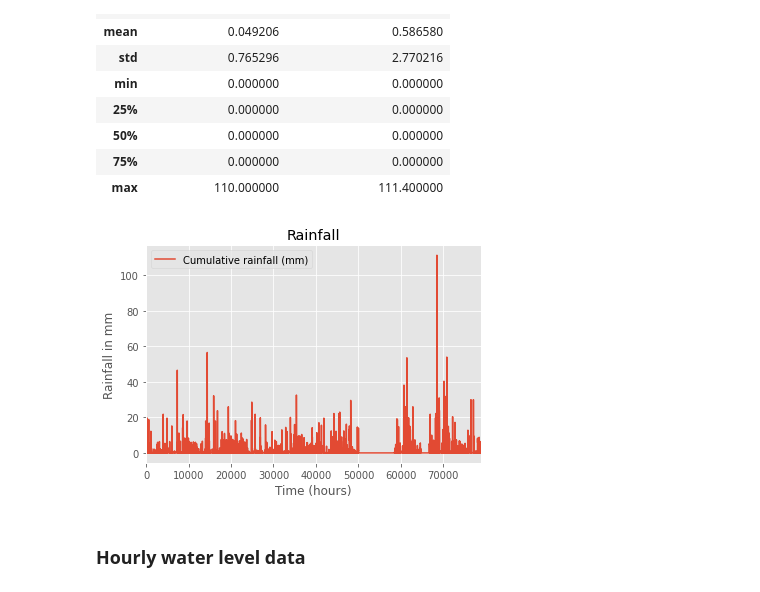
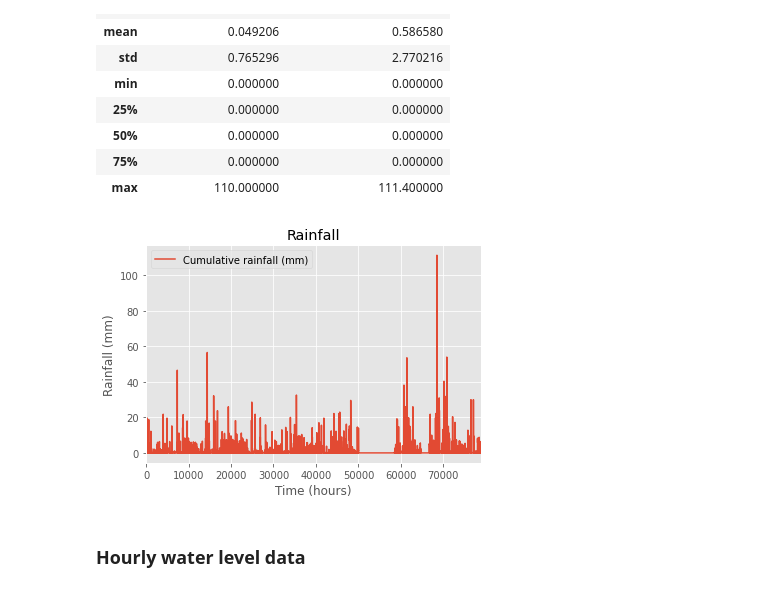
Before and after one commit to ricsamikwa/Flood_Prediction-IoT-Edge-AI, a Jupyter notebook: flood_prediction-LSTM/Multivariate_lstm_ahead_of_time_flood_prediction.ipynb, the cells around one changed output. Drawn from its saved outputs; the diff is of its cells as text; code cells hidden in the pictures.

```diff
--- a/flood_prediction-LSTM/Multivariate_lstm_ahead_of_time_flood_prediction.ipynb
+++ b/flood_prediction-LSTM/Multivariate_lstm_ahead_of_time_flood_prediction.ipynb
@@ -66,12 +67,12 @@ df_rain.describe()
 # %%
 df_rain.plot( y='Cumulative rainfall (mm)')
 
 plt.title('Rainfall')
 plt.xlabel('Time (hours)')
-plt.ylabel('Rainfall in mm')
+plt.ylabel('Rainfall (mm)')
 plt.show()
 # %% [output]
-[figure, old version]
+[figure, new version]
 # %% [markdown]
 ### Hourly water level data
 # %%
```
Also changed, not shown: parts of 58 cells of this notebook.
